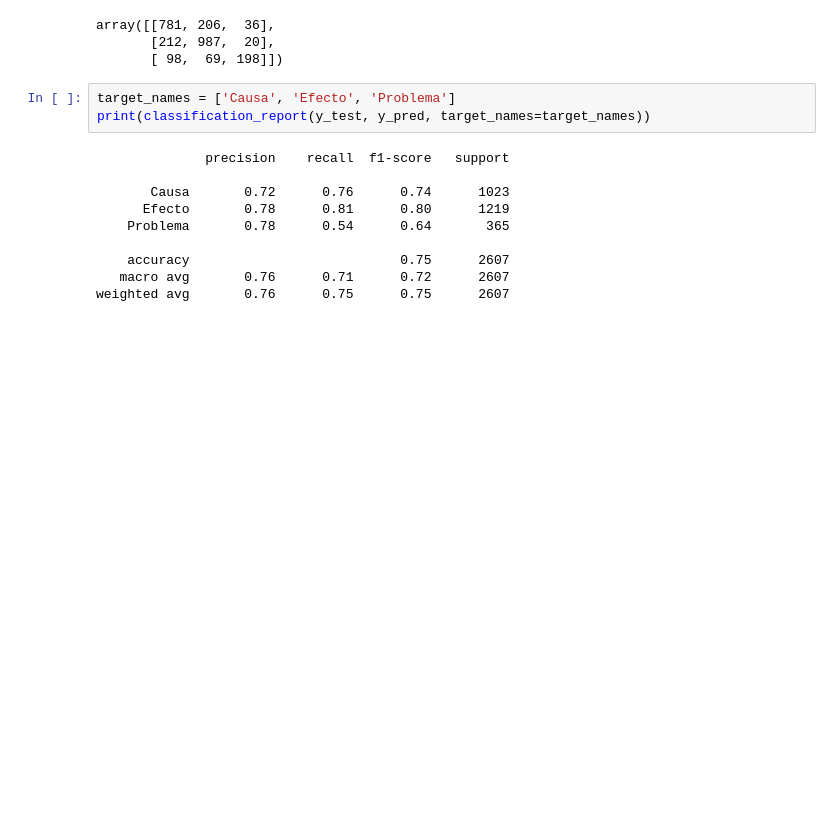
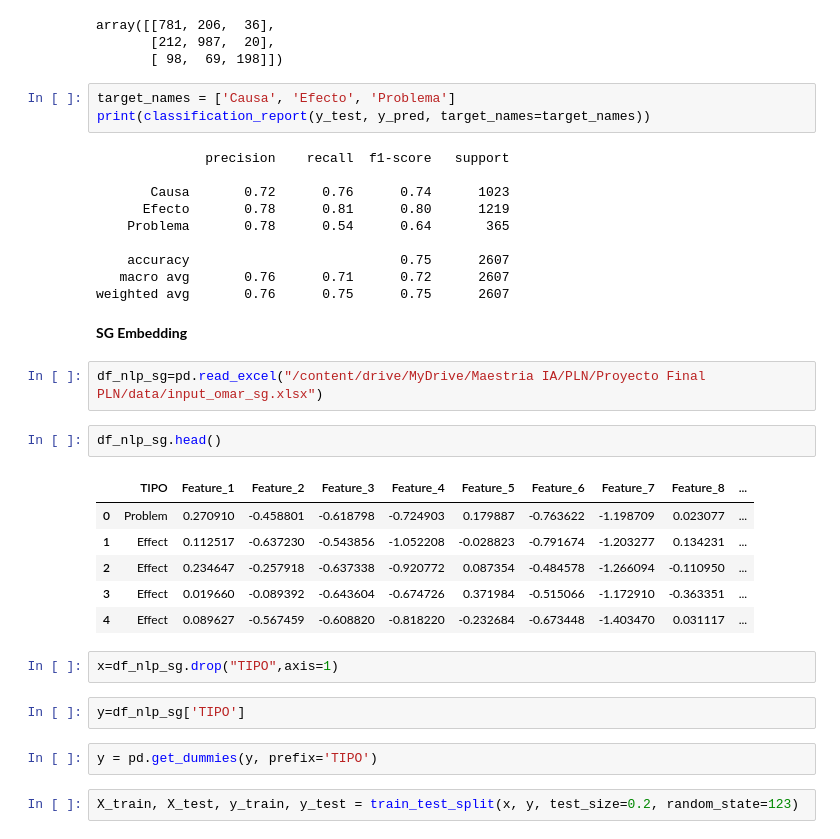
Before and after one commit to abdala9512/nlp-evaluacion-problemas-sociales, a Jupyter notebook: src/notebooks/CBOW_Evaluacion_problemas_sociales_PLN.ipynb, the cells around one changed output. Cells and saved outputs as stored; diff of their text form; blank space fills up the shorter version.

```diff
--- a/src/notebooks/CBOW_Evaluacion_problemas_sociales_PLN.ipynb
+++ b/src/notebooks/CBOW_Evaluacion_problemas_sociales_PLN.ipynb
@@ -502,3 +508,24 @@ print(classification_report(y_test, y_pred, target_names=target_names))
     accuracy                           0.75      2607
    macro avg       0.76      0.71      0.72      2607
 weighted avg       0.76      0.75      0.75      2607
+# %% [markdown]
+**SG Embedding**
+# %%
+df_nlp_sg=pd.read_excel("/content/drive/MyDrive/Maestria IA/PLN/Proyecto Final PLN/data/input_omar_sg.xlsx")
+# %%
+df_nlp_sg.head()
+# %% [output]
+|  | TIPO | Feature_1 | Feature_2 | Feature_3 | Feature_4 | Feature_5 | Feature_6 | Feature_7 | Feature_8 | ... |
+| 0 | Problem | 0.270910 | -0.458801 | -0.618798 | -0.724903 | 0.179887 | -0.763622 | -1.198709 | 0.023077 | ... |
+| 1 | Effect | 0.112517 | -0.637230 | -0.543856 | -1.052208 | -0.028823 | -0.791674 | -1.203277 | 0.134231 | ... |
+| 2 | Effect | 0.234647 | -0.257918 | -0.637338 | -0.920772 | 0.087354 | -0.484578 | -1.266094 | -0.110950 | ... |
+| 3 | Effect | 0.019660 | -0.089392 | -0.643604 | -0.674726 | 0.371984 | -0.515066 | -1.172910 | -0.363351 | ... |
+| 4 | Effect | 0.089627 | -0.567459 | -0.608820 | -0.818220 | -0.232684 | -0.673448 | -1.403470 | 0.031117 | ... |
+# %%
+x=df_nlp_sg.drop("TIPO",axis=1)
+# %%
+y=df_nlp_sg['TIPO']
+# %%
+y = pd.get_dummies(y, prefix='TIPO')
+# %%
+X_train, X_test, y_train, y_test = train_test_split(x, y, test_size=0.2, random_state=123)
```
Also changed, not shown: parts of 5 cells of this notebook.
